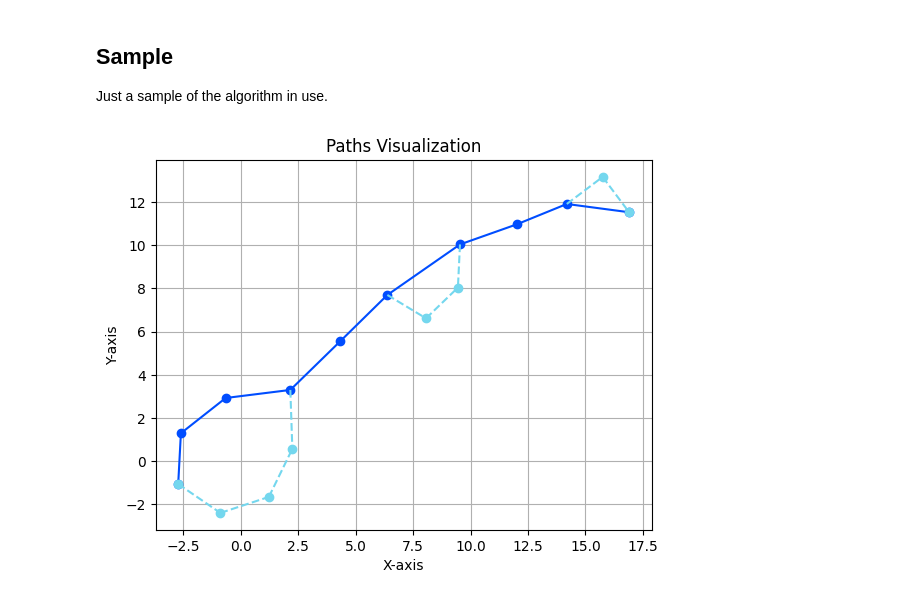
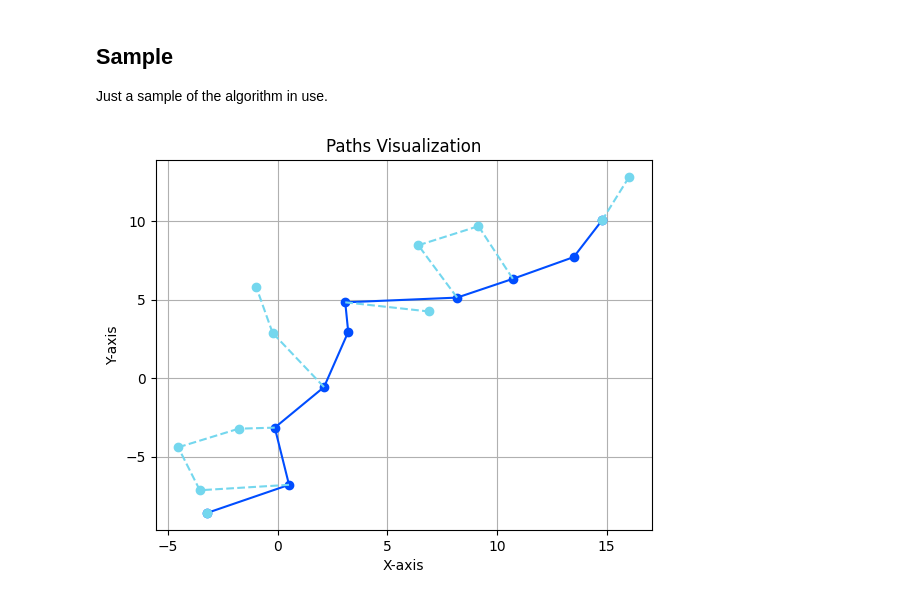
Before and after one commit to Gweneg/GGPathAlgorithm, a Jupyter notebook: notebook.ipynb, the cells around one changed output. Drawn from its saved outputs; the diff is of its cells as text; code cells hidden in the pictures.

```diff
--- a/notebook.ipynb
+++ b/notebook.ipynb
@@ -209,10 +209,22 @@ def cross_connect_paths(path_a, path_b):
     # Create edges between corresponding nodes in the two paths, minding the length difference.
     edges = []
 
-    for node_a, node_b in zip(path_a.nodes, path_b.nodes):
+    # Zip will stop at the shortest path length. Instead, we need to skip nodes to keep the percentages aligned, so that differently sized paths can still connect evenly-ish.
+    connection_count = min(len(path_a.nodes), len(path_b.nodes))
+    step_percentage_a = len(path_a.nodes) / connection_count
+    step_percentage_b = len(path_b.nodes) / connection_count
+    for i in range(connection_count - 1):
+        # Retrieve the nodes.
+        index_a = int(i * step_percentage_a)
+        index_b = int(i * step_percentage_b)
+        node_a = path_a.nodes[index_a]
+        node_b = path_b.nodes[index_b]
+
+        # Don't connect a node to itself.
         if node_a == node_b:
             continue
 
+        # Make the connection.
         edge = Edge(node_a, node_b)
         edges.append(edge)
 
@@ -484,15 +496,16 @@ def set_seed(seed):
 # Settings for the paths.
 end_x = 12.0
 end_y = 12.0
-points = 10
+points_main = 10
+points_alt = 15
 
 graph_style_main = GraphStyle(line_color='#004DFF', line_style='-', node_color='#004DFF', node_shape='o')
 graph_style_alt = GraphStyle(line_color='#74D7EE', line_style='--', node_color='#74D7EE', node_shape='o')
 graph_styles_paths = [graph_style_main, graph_style_alt]
 
-fuzz_distance_main = 1.0
+fuzz_distance_main = 2.0
 fuzz_distance_alt = 1.0
-fuzz_distribution_main = stats.beta(a=4, b=5)
+fuzz_distribution_main = stats.beta(a=9, b=5)
 fuzz_distribution_alt = stats.beta(a=30, b=4)
 
 percent_nodes_deleted = 0.3
@@ -504,8 +517,8 @@ start = Node(0.0, 0.0)
 end = Node(end_x, end_y)
 
 # Create the paths.
-path_a = create_fuzzed_path(start, end, num_points=points, intensity=fuzz_distance_main, distribution=fuzz_distribution_main)
-path_b = create_fuzzed_path(start, end, num_points=points, intensity=fuzz_distance_alt, distribution=fuzz_distribution_alt)
+path_a = create_fuzzed_path(start, end, num_points=points_main, intensity=fuzz_distance_main, distribution=fuzz_distribution_main)
+path_b = create_fuzzed_path(start, end, num_points=points_alt, intensity=fuzz_distance_alt, distribution=fuzz_distribution_alt)
 
 # Cross-connect the paths, delete random nodes, then clean the nodes up.
 path_b.add_edges(cross_connect_paths(path_a, path_b))
@@ -514,32 +527,35 @@ path_b.edges = randomly_delete(path_b.edges, percent=percent_edges_deleted, prot
 path_b.edges = cleanup_edges(path_b.edges, valid_nodes=path_a.nodes + path_b.nodes)
 
 # Remove any orphaned nodes from the alt path.
 cleanup_orphaned_nodes(path_a, [path_b])
 
 # Set fixed nodes.
 edges = path_a.edges + path_b.edges
 #fixed = {path_a.nodes[0], path_a.nodes[-1]}
 span = (end_x ** 2 + end_y ** 2) ** 0.5
 
 # Untangle the edges.
 untangle(
     edges,
     fixed={},
     pull_iterations=5,
     pull_strength=0.1,
     pull_distance=span / 5.0,
     push_iterations=3,
     push_strength=0.025,
     push_distance=span / 10.0,
     push_exponential_term=3,
     nonconnected_push_force=0.2,
     phases=8,
-    shunt_distance=2
+    shunt_distance=3
 )
+
+# Post-untangle cleanup.
+fuzz_nodes(path_a, fuzz_distance_main, distribution=fuzz_distribution_main)
 
 # Display the paths.
 paths = [path_a, path_b]
 axis = plot_paths(paths, graph_styles_paths)
 plt.show()
 # %% [output]
-[figure, old version]
+[figure, new version]
```
